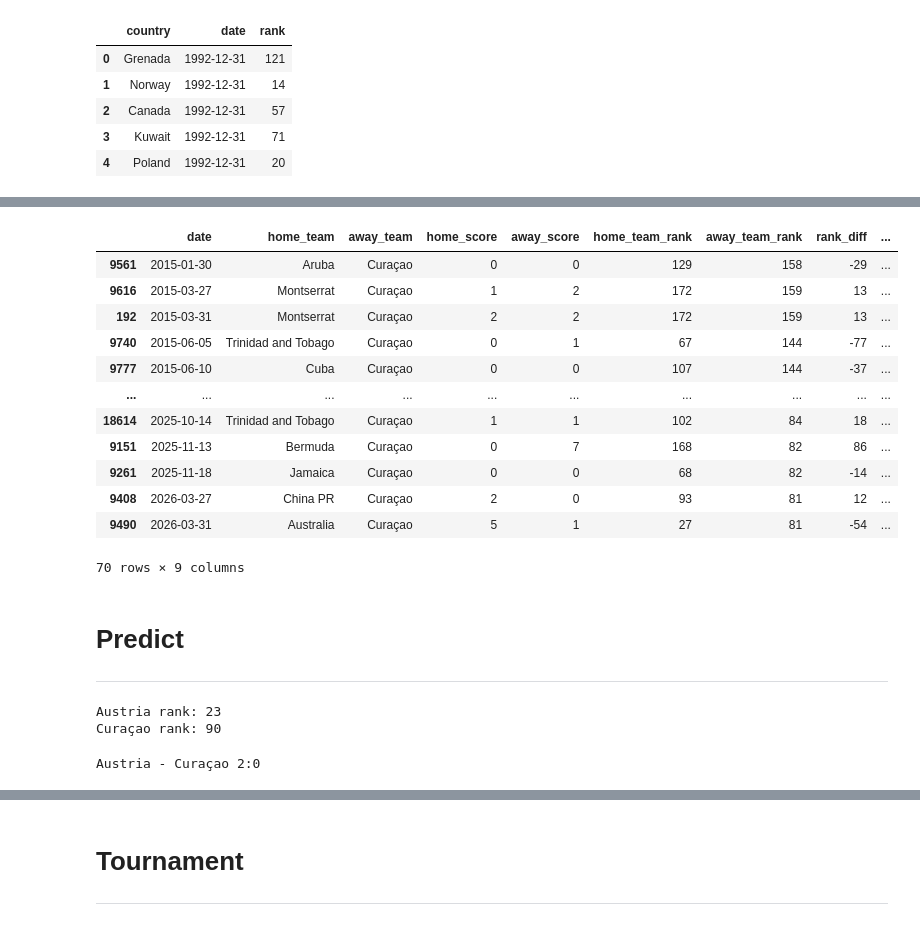
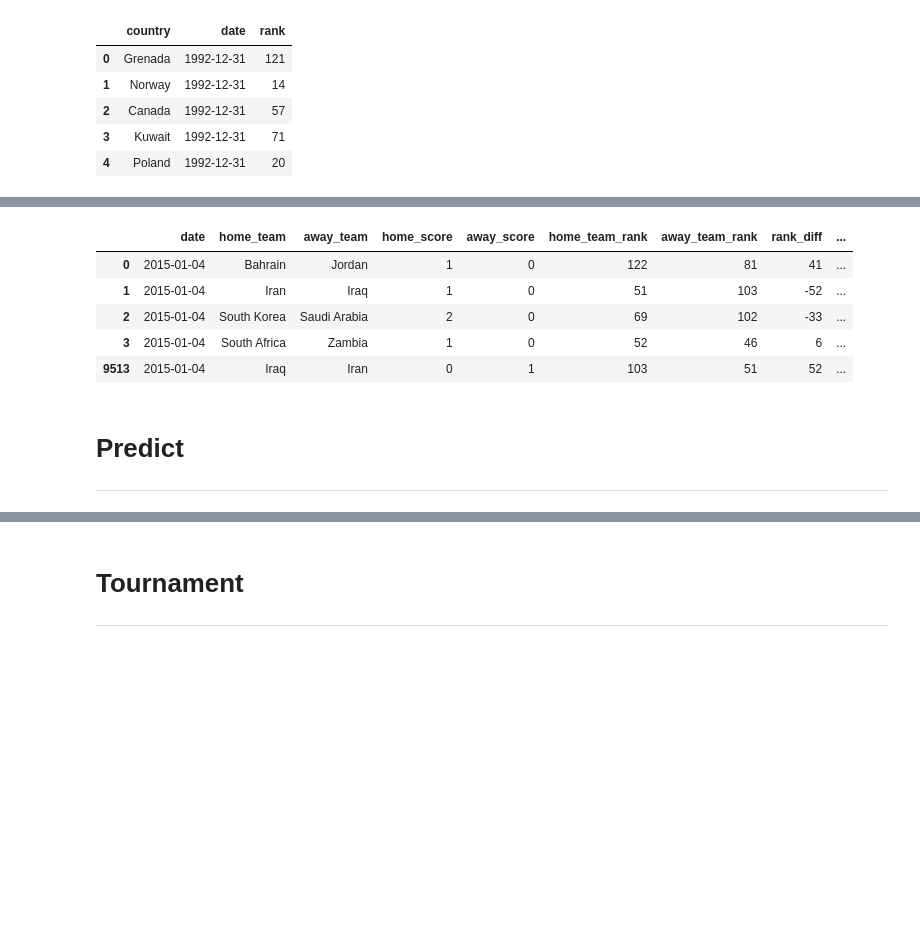
Before and after one commit to bernhard-pfann/soccer-predictions, a Jupyter notebook: main.ipynb, the cells around one changed output, grey strips where cells are left out. Cells and saved outputs as stored; diff of their text form; code cells hidden in the pictures; blank space fills up the shorter version.

```diff
--- a/main.ipynb
+++ b/main.ipynb
@@ -98,19 +32,13 @@ df.head()
-# %%
-df[df["away_team"] == "Curaçao"]
-# %% [output]
-|  | date | home_team | away_team | home_score | away_score | home_team_rank | away_team_rank | rank_diff | ... |
-| 9561 | 2015-01-30 | Aruba | Curaçao | 0 | 0 | 129 | 158 | -29 | ... |
-| 9616 | 2015-03-27 | Montserrat | Curaçao | 1 | 2 | 172 | 159 | 13 | ... |
-| 192 | 2015-03-31 | Montserrat | Curaçao | 2 | 2 | 172 | 159 | 13 | ... |
-| 9740 | 2015-06-05 | Trinidad and Tobago | Curaçao | 0 | 1 | 67 | 144 | -77 | ... |
-| 9777 | 2015-06-10 | Cuba | Curaçao | 0 | 0 | 107 | 144 | -37 | ... |
-| ... | ... | ... | ... | ... | ... | ... | ... | ... | ... |
-| 18614 | 2025-10-14 | Trinidad and Tobago | Curaçao | 1 | 1 | 102 | 84 | 18 | ... |
-| 9151 | 2025-11-13 | Bermuda | Curaçao | 0 | 7 | 168 | 82 | 86 | ... |
-| 9261 | 2025-11-18 | Jamaica | Curaçao | 0 | 0 | 68 | 82 | -14 | ... |
-| 9408 | 2026-03-27 | China PR | Curaçao | 2 | 0 | 93 | 81 | 12 | ... |
-| 9490 | 2026-03-31 | Australia | Curaçao | 5 | 1 | 27 | 81 | -54 | ... |
-70 rows × 9 columns
+# %%
+df = build_dataset(results, rankings)
+df.head()
+# %% [output]
+|  | date | home_team | away_team | home_score | away_score | home_team_rank | away_team_rank | rank_diff | ... |
+| 0 | 2015-01-04 | Bahrain | Jordan | 1 | 0 | 122 | 81 | 41 | ... |
+| 1 | 2015-01-04 | Iran | Iraq | 1 | 0 | 51 | 103 | -52 | ... |
+| 2 | 2015-01-04 | South Korea | Saudi Arabia | 2 | 0 | 69 | 102 | -33 | ... |
+| 3 | 2015-01-04 | South Africa | Zambia | 1 | 0 | 52 | 46 | 6 | ... |
+| 9513 | 2015-01-04 | Iraq | Iran | 0 | 1 | 103 | 51 | 52 | ... |
 # %% [markdown]
 # Predict
 ***
@@ -126,29 +44,0 @@ from predict import (
-# %%
-day = datetime(2026, 6, 11)
-home_team = "Austria"
-away_team = "Curaçao"
-params = {"time_sigma": 90, "rank_sigma": 15}
-
-home_rank = get_ranking(df=rankings, team=home_team, day=day)
-away_rank = get_ranking(df=rankings, team=away_team, day=day)
-rank_diff = home_rank - away_rank
-
-print(f"{home_team} rank: {home_rank}")
-print(f"{away_team} rank: {away_rank}")
-
-home_team_matches = get_comparable_matches(df=df, team=home_team, rank_diff=rank_diff, day=day, **params).head(10)
-away_team_matches = get_comparable_matches(df=df, team=away_team, rank_diff=-rank_diff, day=day, **params).head(10)
-# %% [output]
-Austria rank: 23
-Curaçao rank: 90
-# %%
-predicted_score = predict_score(
-    df=df,
-    rankings=rankings,
-    home_team=home_team,
-    away_team=away_team,
-    day=day
-)
-print(f"{home_team} - {away_team} {predicted_score[0]}:{predicted_score[1]}")
-# %% [output]
-Austria - Curaçao 2:0
```
Also changed, not shown: parts of 15 cells of this notebook, 7 other files.
